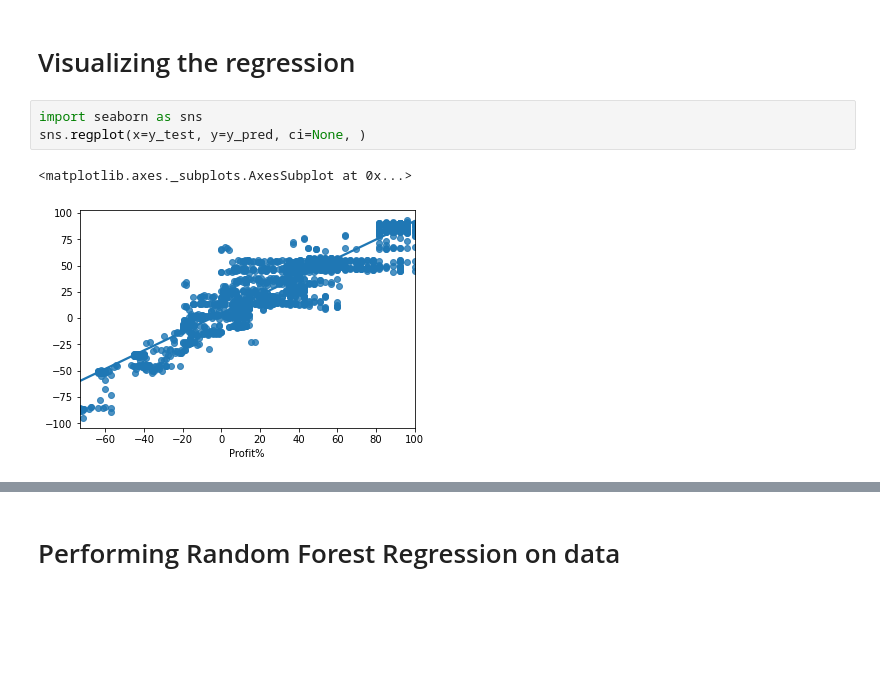
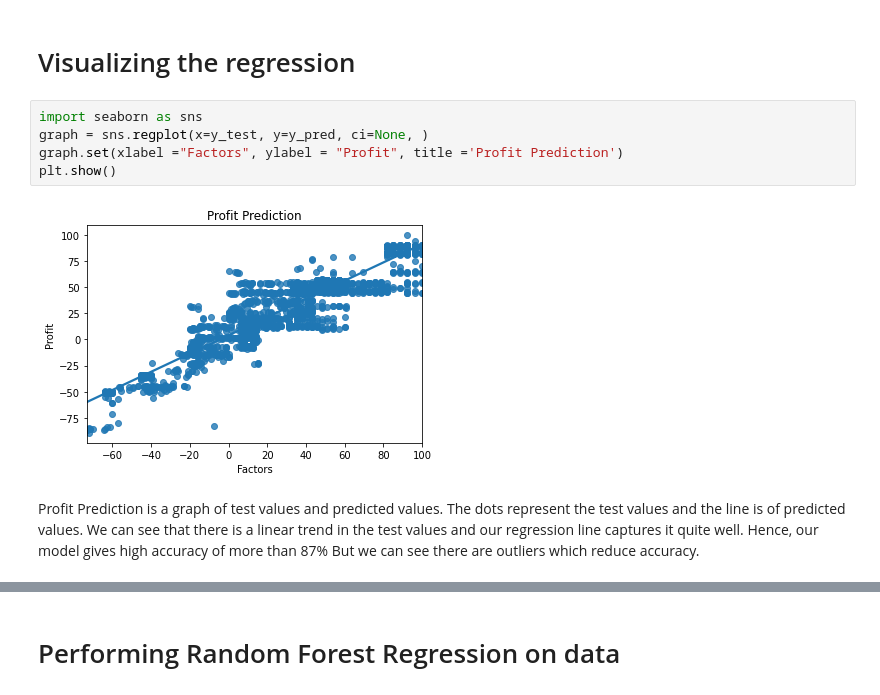
Before and after one commit to HayalDargin/Springboard_Work, a Jupyter notebook: Final project /Time Series Data_Store/Hayal_Final_Pre_processing_Model.ipynb, the cells around one changed output, grey strips where cells are left out. Drawn from its saved outputs; the diff is of its cells as text; blank space fills up the shorter version.

```diff
--- a/Final project /Time Series Data_Store/Hayal_Final_Pre_processing_Model.ipynb
+++ b/Final project /Time Series Data_Store/Hayal_Final_Pre_processing_Model.ipynb
@@ -128,10 +142,14 @@ y_pred = lr_model.predict(X_test)
 # Visualizing the regression
 # %%
 import seaborn as sns
-sns.regplot(x=y_test, y=y_pred, ci=None, )
+graph = sns.regplot(x=y_test, y=y_pred, ci=None, )
+graph.set(xlabel ="Factors", ylabel = "Profit", title ='Profit Prediction')
+plt.show()
 # %% [output]
-<matplotlib.axes._subplots.AxesSubplot at 0x...>
-[figure, old version]
+[figure, new version]
+# %% [markdown]
+Profit Prediction is a graph of test values and predicted values. The dots represent the test values and the line is of predicted values. We can see that there is a linear trend in the test values and our regression line captures it quite well. Hence, our model gives high accuracy of more than 87%
+But we can see there are outliers which reduce accuracy.
 # %%
 from sklearn import metrics
 import math
```
Also changed, not shown: parts of 16 cells of this notebook, 1 other file.
